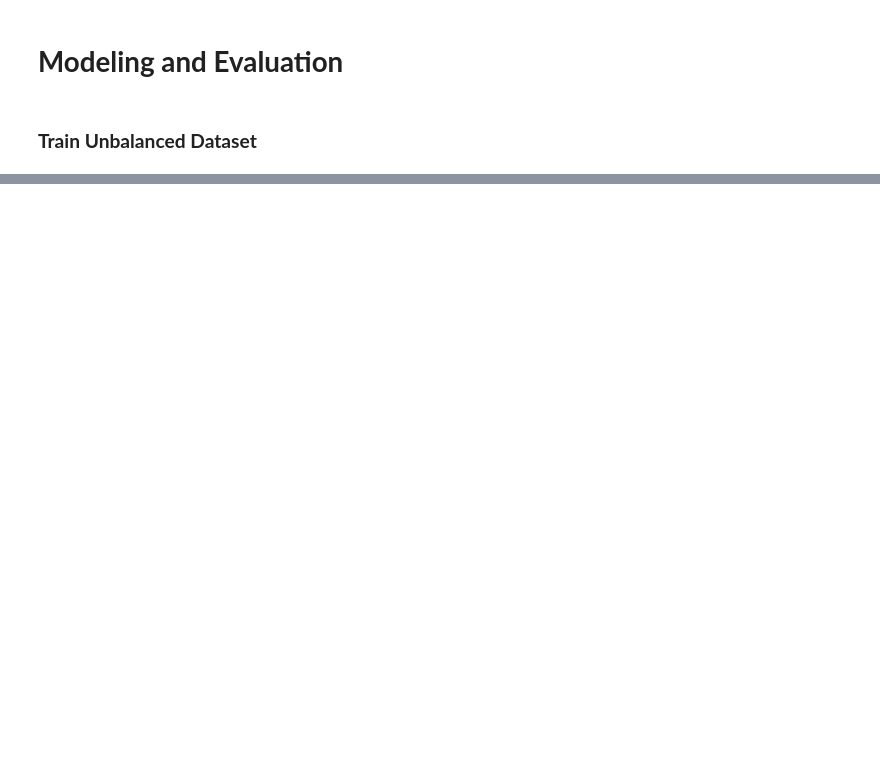
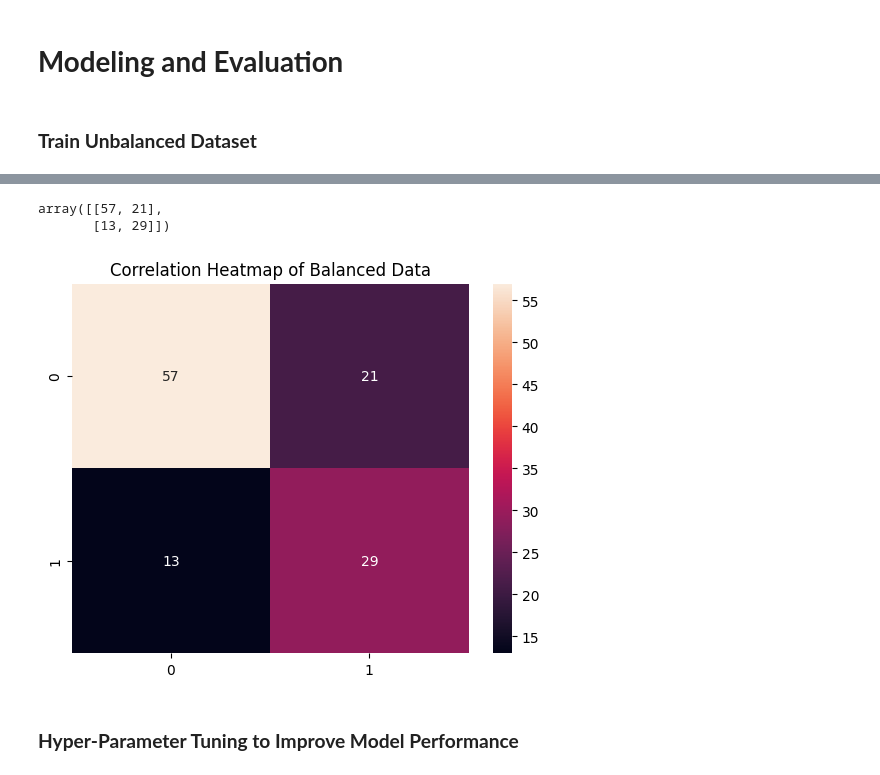
Before and after one commit to ZawadiLMG/ML-API-Using-FastAPI, a Jupyter notebook: Notebooks/sepsis.ipynb, the cells around one changed output, grey strips where cells are left out. Cells and saved outputs as stored; diff of their text form; code cells hidden in the pictures; blank space fills up the shorter version.

Commit message:
Add models

```diff
--- a/Notebooks/sepsis.ipynb
+++ b/Notebooks/sepsis.ipynb
@@ -765,23 +777,27 @@ for model_name, classifier in models:
         ('classifier', classifier)
     ]
     )
-# Fit the training data to the pipeline
-pipeline.fit(X_train, y_train_encoded)
 
-# Make predictions using the test or evaluation data
-y_pred = pipeline.predict(X_test)
+    # Fit the training data to the pipeline
+    pipeline.fit(X_train, y_train_encoded)
 
-# Store the classification report values as a dictionary
-metrics = classification_report(y_test_encoded, y_pred, output_dict=True)
+    # Make predictions using the test or evaluation data
+    y_pred = pipeline.predict(X_test)
 
-# Save each pipeline in the loop in the intitlized dictionary
-all_pipelines[model_name] = pipeline
+    # Store the classification report values as a dictionary
+    metrics = classification_report(y_test_encoded, y_pred, output_dict=True)
 
-# Grab values from the balanced metric dictionary
-accuracy = metrics['accuracy']
-precision = metrics['weighted avd']['precision']
-recall = metrics['weighted avg']['recall']
-f1 = metrics['weighted avg']['f1_score']
+    # Save each pipeline in the loop in the initialized dictionary
+    all_pipelines[model_name] = pipeline
 
-# Add the values to the table
-results_table.loc[len(results_table)] = [model_name, accuracy, precision, recall, f1]
+    # Grab values from the balanced metric dictionary
+    accuracy = metrics['accuracy']
+    precision = metrics['weighted avg']['precision']
+    recall = metrics['weighted avg']['recall']
+    f1 = metrics['weighted avg']['f1-score']
+
+    # Add the values to the table
+    results_table.loc[len(results_table)] = [model_name, accuracy, precision, recall, f1]
+
+# Sort table to get the highest f1 at the top
+results_table.sort_values('F1_Score', ascending=False)
@@ -787,0 +900,16 @@ results_table.loc[len(results_table)] = [model_name, accuracy, precision, recall
+# %%
+# how the matrix will look for the Random Forest
+forest_matrix = all_confusion_matrix['gradient_boost']
+forest_matrix
+# %% [output]
+array([[57, 21],
+       [13, 29]])
+# %%
+# visualize in a heatmap
+sns.heatmap(forest_matrix, annot=True)
+plt.title('Correlation Heatmap of Balanced Data')
+plt.show()
+# %% [output]
+[figure, added]
+# %% [markdown]
+### **Hyper-Parameter Tuning to Improve Model Performance**
```
Also changed, not shown: parts of 22 cells of this notebook, 6 other files.
